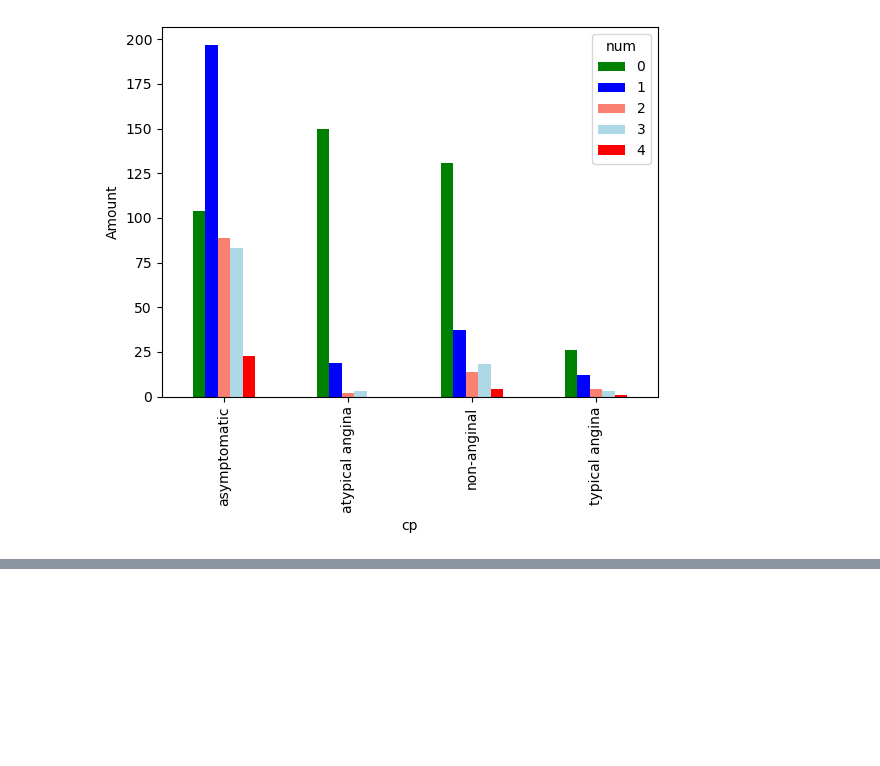
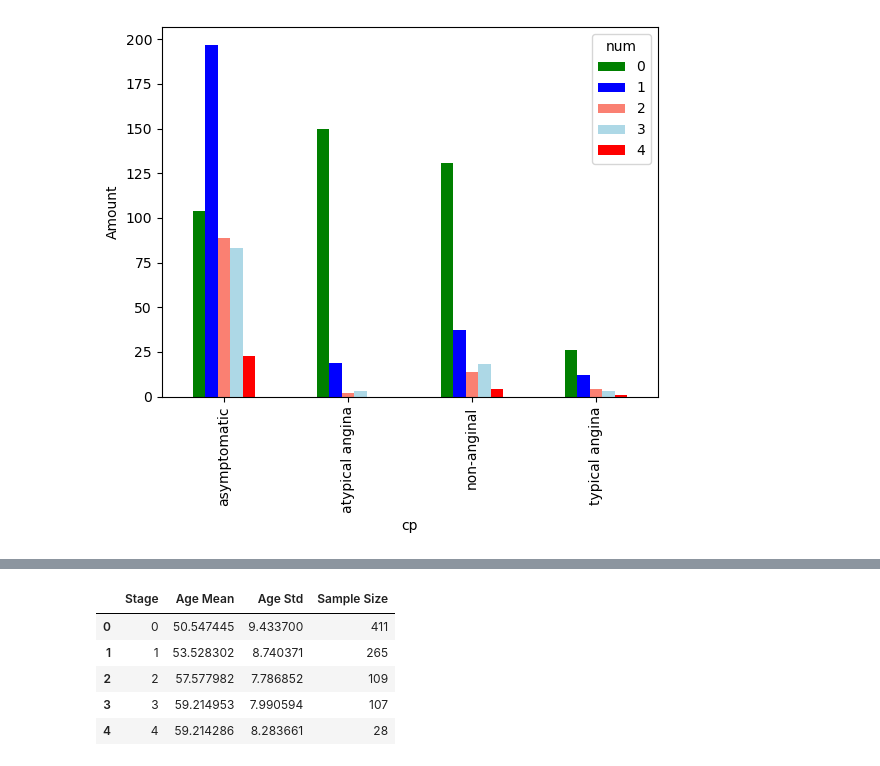
Before and after one commit to joharkhan99/Data-Science-Internship, a Jupyter notebook: Week2/Day3/Hypothesis_KMeans.ipynb, the cells around one changed output, grey strips where cells are left out. Cells and saved outputs as stored; diff of their text form; code cells hidden in the pictures; blank space fills up the shorter version.

Commit message:
performed data cleaning/wrangling

```diff
--- a/Week2/Day3/Hypothesis_KMeans.ipynb
+++ b/Week2/Day3/Hypothesis_KMeans.ipynb
@@ -16,6 +16,9 @@ df.head()
 | 2 | 3 | 67 | Male | Cleveland | asymptomatic | 120.0 | 229.0 | False | lv hypertrophy | 129.0 | True | ... |
 | 3 | 4 | 37 | Male | Cleveland | non-anginal | 130.0 | 250.0 | False | normal | 187.0 | False | ... |
 | 4 | 5 | 41 | Female | Cleveland | atypical angina | 130.0 | 204.0 | False | lv hypertrophy | 172.0 | False | ... |
+# %%
+df.dropna(subset=['chol', 'num'], inplace=True)
+# df.num.isna().sum()
 # %%
 df.info()
 # %% [output]
@@ -173,0 +193,19 @@ plt.show()
+# %%
+# Age Wise Hypothesis Testing
+stages_mean = df.groupby("num")['age'].mean()
+stages_mean
+
+stages_std = df.groupby("num")['age'].std()
+stages_std
+
+stages_df = pd.DataFrame({'Stage':[0,1,2,3,4], 'Age Mean': stages_mean.values, 'Age Std': stages_std.values,
+                          'Sample Size':[ len(df.age[df.num==0]), len(df.age[df.num==1]), len(df.age[df.num==2]),
+                                        len(df.age[df.num==3]), len(df.age[df.num==4]) ] })
+stages_df
+# %% [output]
+|  | Stage | Age Mean | Age Std | Sample Size |
+| 0 | 0 | 50.547445 | 9.433700 | 411 |
+| 1 | 1 | 53.528302 | 8.740371 | 265 |
+| 2 | 2 | 57.577982 | 7.786852 | 109 |
+| 3 | 3 | 59.214953 | 7.990594 | 107 |
+| 4 | 4 | 59.214286 | 8.283661 | 28 |
```
Also changed, not shown: parts of 3 cells of this notebook.
